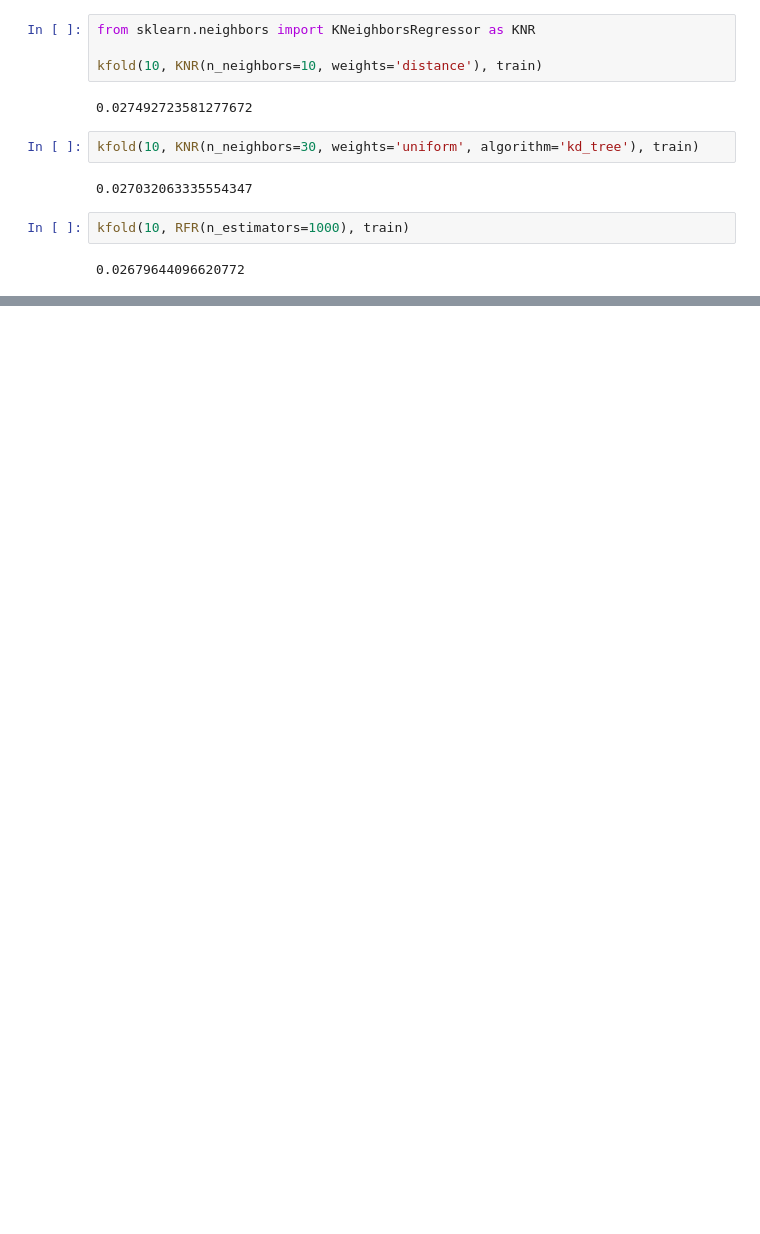
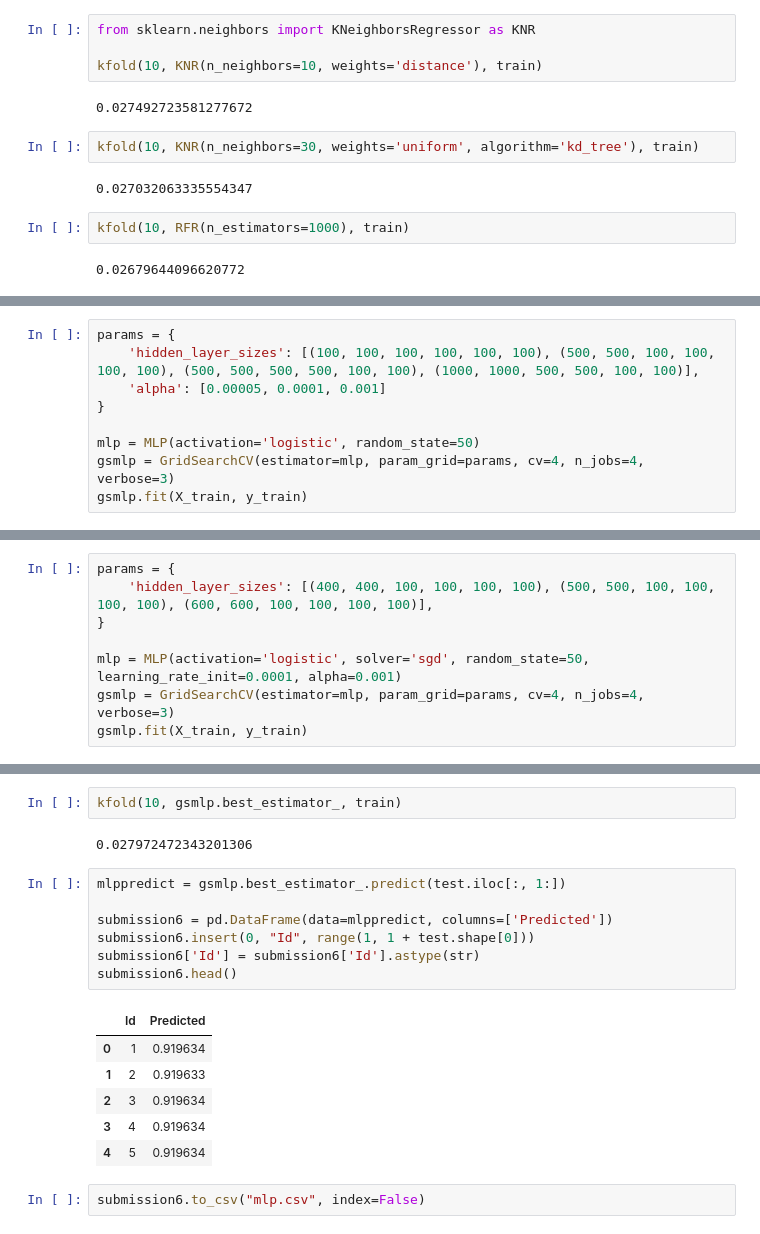
Before and after one commit to emilyjia/cs181-s19-practicals, a Jupyter notebook: P1/tuning.ipynb, the cells around one changed output, grey strips where cells are left out. Cells and saved outputs as stored; diff of their text form; blank space fills up the shorter version.

```diff
--- a/P1/tuning.ipynb
+++ b/P1/tuning.ipynb
@@ -167,0 +203,9 @@ kfold(10, RFR(n_estimators=1000), train)
+# %%
+params = {
+    'hidden_layer_sizes': [(100, 100, 100, 100, 100, 100), (500, 500, 100, 100, 100, 100), (500, 500, 500, 500, 100, 100), (1000, 1000, 500, 500, 100, 100)],
+    'alpha': [0.00005, 0.0001, 0.001]
+}
+
+mlp = MLP(activation='logistic', random_state=50)
+gsmlp = GridSearchCV(estimator=mlp, param_grid=params, cv=4, n_jobs=4, verbose=3)
+gsmlp.fit(X_train, y_train)
@@ -167,0 +250,8 @@ kfold(10, RFR(n_estimators=1000), train)
+# %%
+params = {
+    'hidden_layer_sizes': [(400, 400, 100, 100, 100, 100), (500, 500, 100, 100, 100, 100), (600, 600, 100, 100, 100, 100)],
+}
+
+mlp = MLP(activation='logistic', solver='sgd', random_state=50, learning_rate_init=0.0001, alpha=0.001)
+gsmlp = GridSearchCV(estimator=mlp, param_grid=params, cv=4, n_jobs=4, verbose=3)
+gsmlp.fit(X_train, y_train)
@@ -167,0 +292,20 @@ kfold(10, RFR(n_estimators=1000), train)
+# %%
+kfold(10, gsmlp.best_estimator_, train)
+# %% [output]
+0.027972472343201306
+# %%
+mlppredict = gsmlp.best_estimator_.predict(test.iloc[:, 1:])
+
+submission6 = pd.DataFrame(data=mlppredict, columns=['Predicted'])
+submission6.insert(0, "Id", range(1, 1 + test.shape[0]))
+submission6['Id'] = submission6['Id'].astype(str)
+submission6.head()
+# %% [output]
+|  | Id | Predicted |
+| 0 | 1 | 0.919634 |
+| 1 | 2 | 0.919633 |
+| 2 | 3 | 0.919634 |
+| 3 | 4 | 0.919634 |
+| 4 | 5 | 0.919634 |
+# %%
+submission6.to_csv("mlp.csv", index=False)
```
Also changed, not shown: parts of 6 cells of this notebook.
